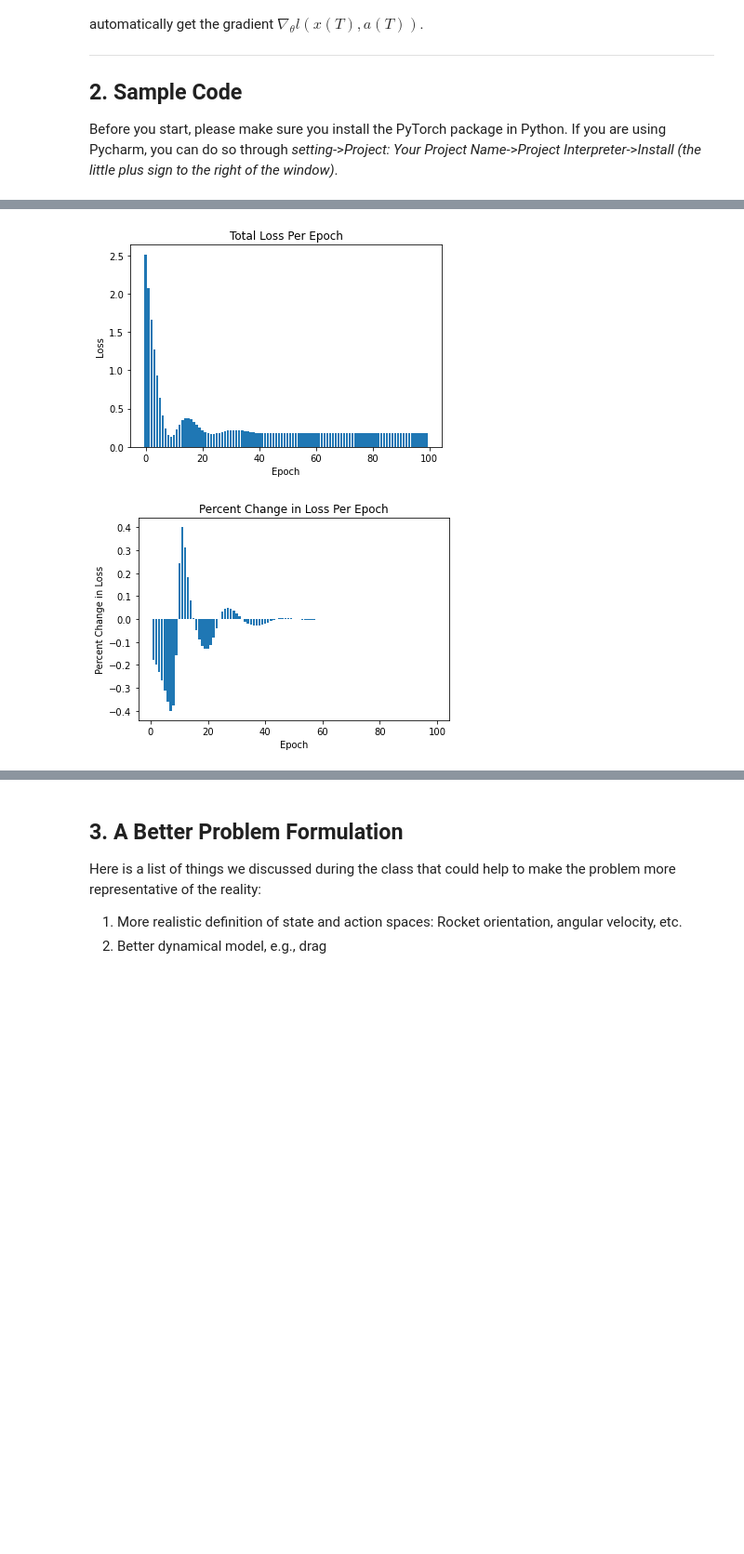
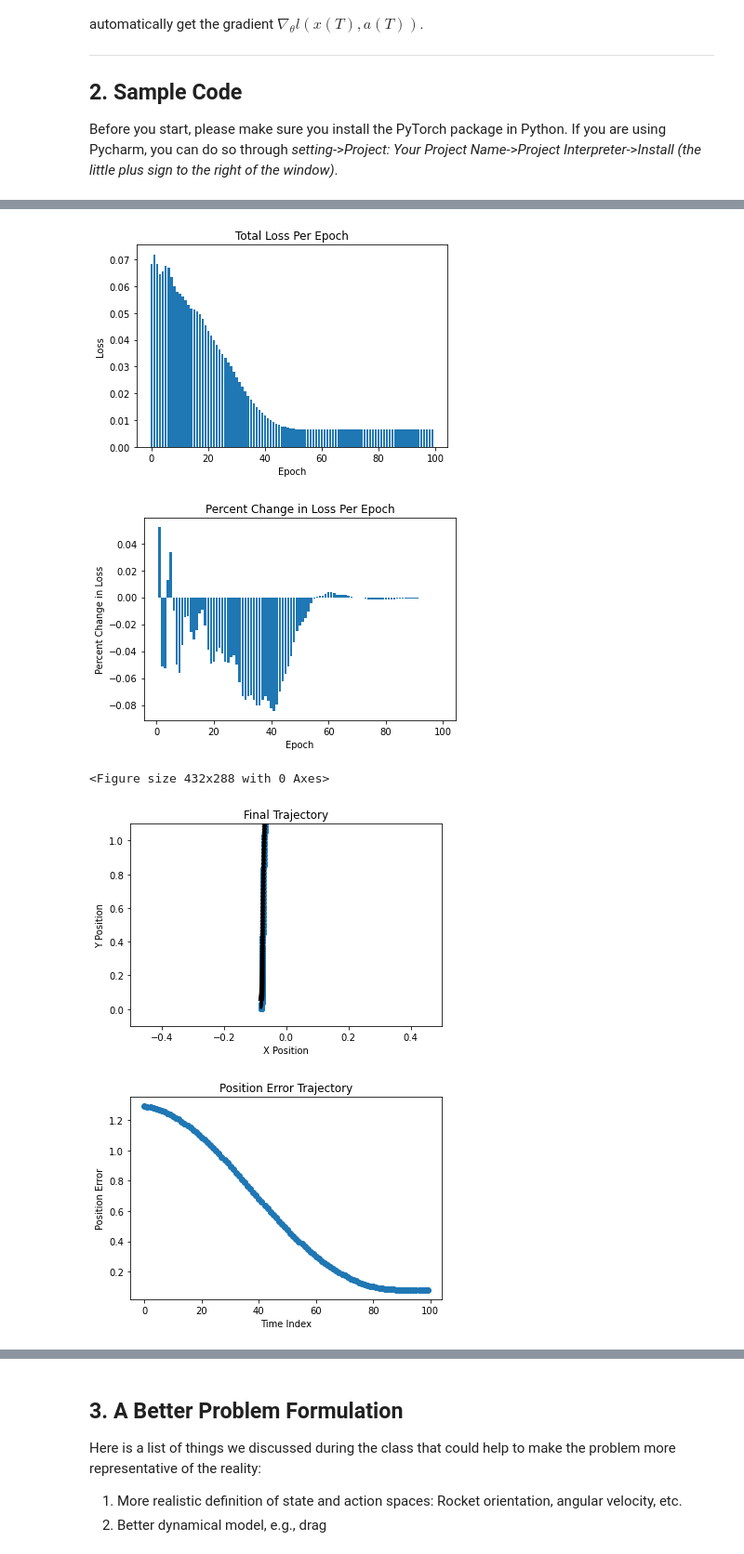
Before and after one commit to jatkin15/DesignOptimization2021Fall, a Jupyter notebook: Project/Project_1_submission.ipynb, the cells around one changed output, grey strips where cells are left out. Shown at 93% size. Drawn from its saved outputs; the diff is of its cells as text; code cells hidden in the pictures; blank space fills up the shorter version.

```diff
--- a/Project/Project_1_submission.ipynb
+++ b/Project/Project_1_submission.ipynb
@@ -417,7 +239,7 @@ class Simulation(nn.Module):
         super(Simulation, self).__init__()
 
         # added: noise params
-        self.initial_state_noise = {'position_mag': 0.3, 'angular_mag': 0.01, 'position_vel_mag': 0.05, 'angular_vel_mag': 0.05, 'mult_lb': -1.0, 'mult_ub': 1.0}
+        self.initial_state_noise = {'position_mag': 0.3, 'angular_mag': 0.1, 'position_vel_mag': 0.01, 'angular_vel_mag': 0.01, 'mult_lb': -1.0, 'mult_ub': 1.0}
         #self.initial_state_noise = {'position_mag': 0.3, 'angular_mag': 0.1, 'mult_lb': -1.0, 'mult_ub': 1.0}
         self.flag_random_initial_states = False
 
@@ -443,8 +265,9 @@ class Simulation(nn.Module):
     @staticmethod
     def initialize_state(initial_state_noise_dict):
         state = [0.0, 1.0, 0.0, 0.0, 0.0, 0.0]  # TODO: need batch of initial states
+        x_scale = 1.5
         #state_noise = [initial_state_noise_dict['position_mag'], initial_state_noise_dict['position_mag'], initial_state_noise_dict['angular_mag'], 0.0, 0.0, 0.0]
-        state_noise = [initial_state_noise_dict['position_mag'], initial_state_noise_dict['position_mag'], initial_state_noise_dict['angular_mag'],
+        state_noise = [x_scale * initial_state_noise_dict['position_mag'], initial_state_noise_dict['position_mag'], initial_state_noise_dict['angular_mag'],
             initial_state_noise_dict['position_vel_mag'], initial_state_noise_dict['position_vel_mag'], initial_state_noise_dict['angular_vel_mag']]
         random_state_mult = t.tensor(np.random.uniform(initial_state_noise_dict['mult_lb'], initial_state_noise_dict['mult_ub'], size=len(state)), requires_grad=False).float()
         #print("Initial state mutiplier tensor: " + str(random_state_mult))
@@ -455,18 +278,13 @@ class Simulation(nn.Module):
         state.requires_grad_()
         return state
 
-    @staticmethod
-    def initialize_state_old():
-        state = [1., 0.]  # TODO: need batch of initial states
-        return t.tensor(state, requires_grad=False).float()
-
     def error(self, state):
-        #return ((state[0]**2 + state[1]**2) + (state[3]**2 + state[4]**2 + state[5]**2))**2
-        angluar_weight = 10.0
-        diff_weight = 5.0
-        x_weight = 2.0
-        #return x_weight * state[0]**2 + state[1]**2 + state[2]**2 + state[3]**2 + state[4]**2 + state[5]**2
-        return state[0]**2 + state[1]**2 + (state[3]**2 + state[4]**2)
+        #return state[1]**2 + state[2]**2 + state[3]**2 + state[4]**2 + state[5]**2
+        y_weight = 1.0
+        angle_weight = 0.1
+        vel_weight = 2.0
+        return  state[0]**2 + y_weight * state[1]**2 + angle_weight * state[2]**2 + vel_weight * (state[3]**2 + state[4]**2) + (angle_weight * vel_weight) * (state[5]**2)
+        #return state[0]**2 + state[1]**2 + (state[3]**2 + state[4]**2)
 # %%
 # set up the optimizer
 # Note:
@@ -591,8 +460,17 @@ class Optimize:
 T = 100  # number of time steps # changed :: T was 100
 epoch_num = 100 # changed :: epoch_num was 40
 dim_input = 6  # state space dimensions
-dim_hidden = 8  # latent dimensions
-dim_output = 2  # action space dimensions
+dim_hidden = 12  # latent dimensions
+dim_output = 1  # action space dimensions
+
+training_state_number = 20
+training_loss_list = []
+
+epoch_num_batch = 40
+
+validation_state_number = 20
+validation_loss_list = []
+
 d = Dynamics()  # define dynamics
 c = Controller(dim_input, dim_hidden, dim_output)  # define controller
 s = Simulation(c, d, T)  # define simulation
@@ -621,2 +497,5 @@ Initial state tensor: tensor([ 0.1578,  0.9959, -0.0068,  0.0044, -0.0391, -0.01
-[figure, old version]
+[figure, new version]
-[figure, old version]
+[figure, new version]
+<Figure size 432x288 with 0 Axes>
+[figure, new version]
+[figure, added]
```
Also changed, not shown: parts of 6 cells of this notebook.
